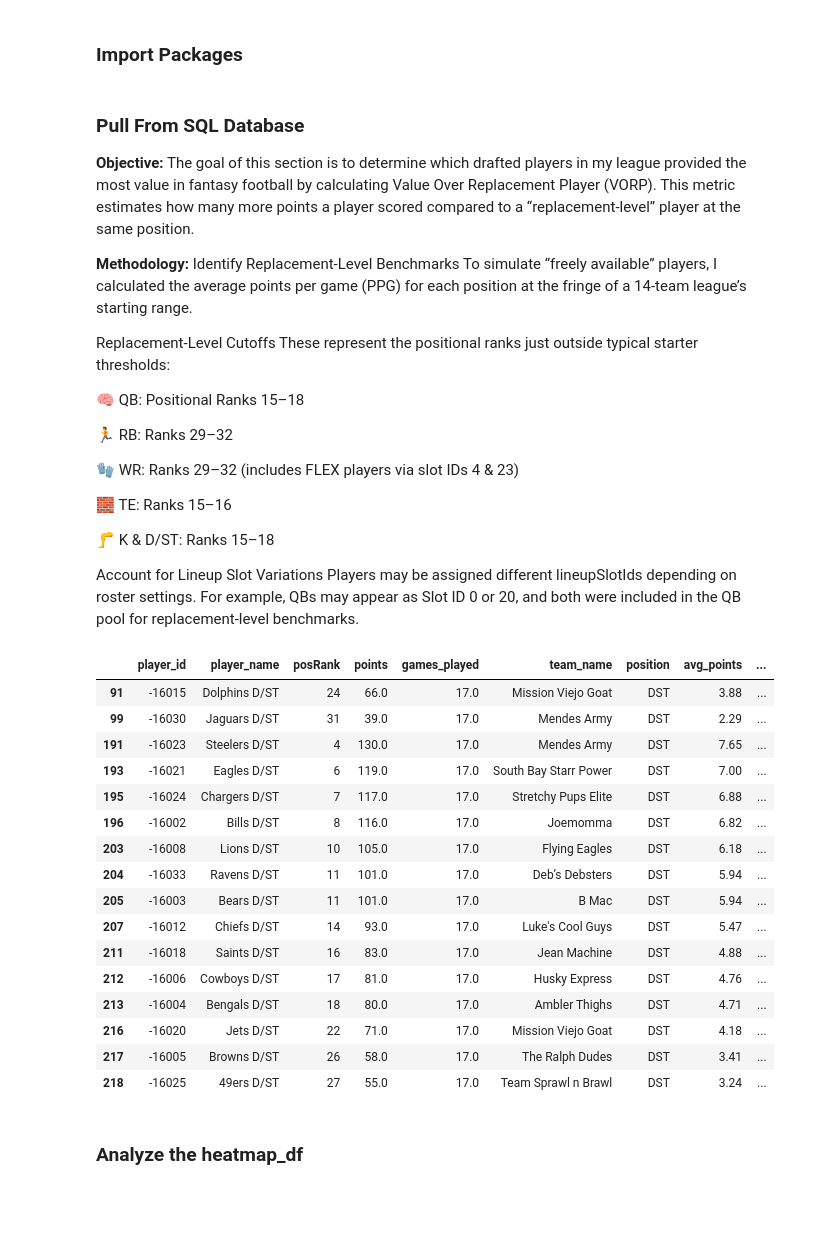
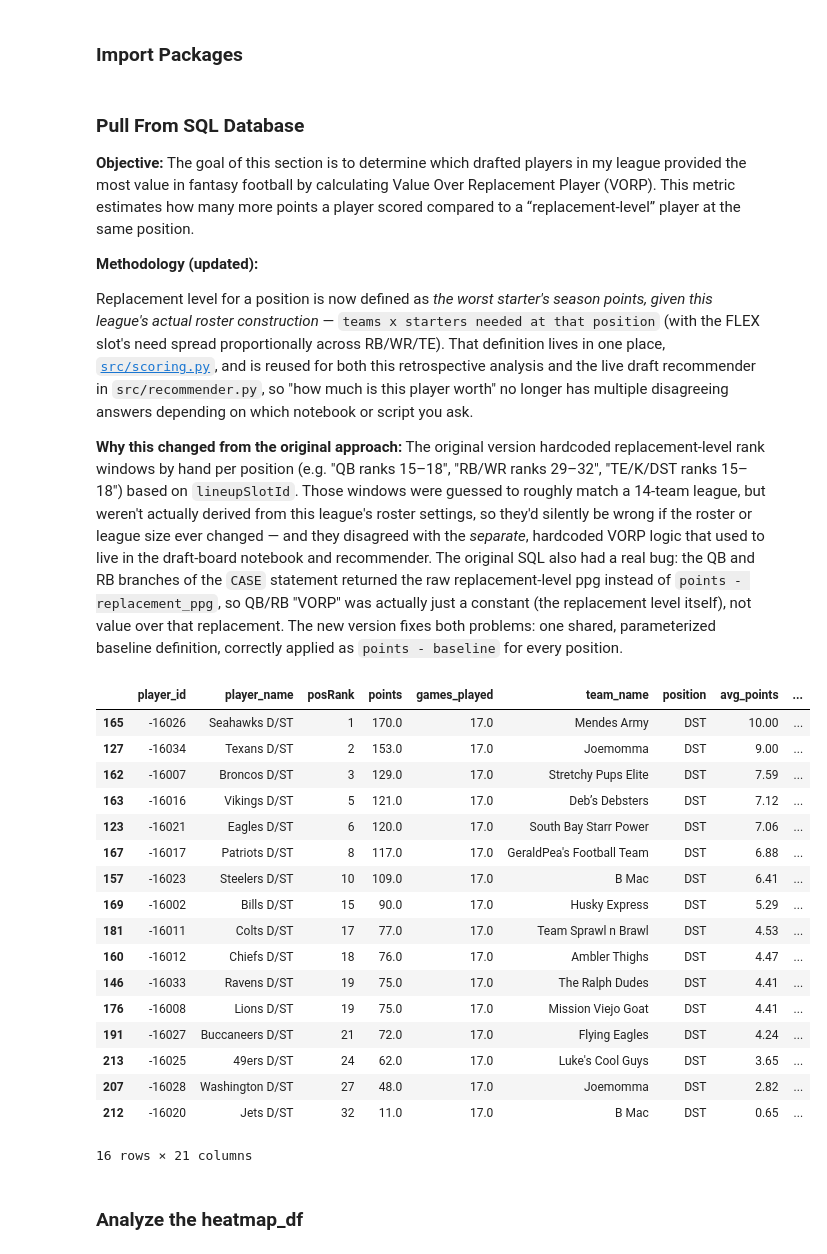
Before and after one commit to justinmck/fantasy-football-draft-toolkit, a Jupyter notebook: notebooks/NB03-analysis.ipynb, the cells around one changed output. Saved outputs shown, nothing was run; the diff lists cells and outputs as text; code cells hidden in the pictures; blank space fills up the shorter version.

```diff
--- a/notebooks/NB03-analysis.ipynb
+++ b/notebooks/NB03-analysis.ipynb
@@ -53,27 +57,12 @@ from sqlalchemy import create_engine
 **Objective:**
 The goal of this section is to determine which drafted players in my league provided the most value in fantasy football by calculating Value Over Replacement Player (VORP). This metric estimates how many more points a player scored compared to a “replacement-level” player at the same position.
 
+**Methodology (updated):**
 
-**Methodology:**
-Identify Replacement-Level Benchmarks
-To simulate “freely available” players, I calculated the average points per game (PPG) for each position at the fringe of a 14-team league’s starting range.
+Replacement level for a position is now defined as *the worst starter's season points, given this league's actual roster construction* — `teams x starters needed at that position` (with the FLEX slot's need spread proportionally across RB/WR/TE). That definition lives in one place, [`src/scoring.py`](../src/scoring.py), and is reused for both this retrospective analysis and the live draft recommender in `src/recommender.py`, so "how much is this player worth" no longer has multiple disagreeing answers depending on which notebook or script you ask.
 
-Replacement-Level Cutoffs
-These represent the positional ranks just outside typical starter thresholds:
-
-🧠 QB: Positional Ranks 15–18
-
-🏃 RB: Ranks 29–32
-
-🧤 WR: Ranks 29–32 (includes FLEX players via slot IDs 4 & 23)
-
-🧱 TE: Ranks 15–16
-
-🦵 K & D/ST: Ranks 15–18
-
-Account for Lineup Slot Variations
-Players may be assigned different lineupSlotIds depending on roster settings.
-For example, QBs may appear as Slot ID 0 or 20, and both were included in the QB pool for replacement-level benchmarks.
+**Why this changed from the original approach:**
+The original version hardcoded replacement-level rank windows by hand per position (e.g. "QB ranks 15–18", "RB/WR ranks 29–32", "TE/K/DST ranks 15–18") based on `lineupSlotId`. Those windows were guessed to roughly match a 14-team league, but weren't actually derived from this league's roster settings, so they'd silently be wrong if the roster or league size ever changed — and they disagreed with the *separate*, hardcoded VORP logic that used to live in the draft-board notebook and recommender. The original SQL also had a real bug: the QB and RB branches of the `CASE` statement returned the raw replacement-level ppg instead of `points - replacement_ppg`, so QB/RB "VORP" was actually just a constant (the replacement level itself), not value over that replacement. The new version fixes both problems: one shared, parameterized baseline definition, correctly applied as `points - baseline` for every position.
 # %%
 engine = create_engine("sqlite:///../data/fantasy_data.db")
 # %%
@@ -166,24 +127,25 @@ def calculate_all_vorp(engine, year):
 # %%
-heatmap_df = calculate_all_vorp(engine, 2024)
+heatmap_df = calculate_all_vorp(engine, CURRENT_SEASON)
 heatmap_df[heatmap_df['position'] == 'DST']
 # %% [output]
 |  | player_id | player_name | posRank | points | games_played | team_name | position | avg_points | ... |
-| 91 | -16015 | Dolphins D/ST | 24 | 66.0 | 17.0 | Mission Viejo Goat | DST | 3.88 | ... |
-| 99 | -16030 | Jaguars D/ST | 31 | 39.0 | 17.0 | Mendes Army | DST | 2.29 | ... |
-| 191 | -16023 | Steelers D/ST | 4 | 130.0 | 17.0 | Mendes Army | DST | 7.65 | ... |
-| 193 | -16021 | Eagles D/ST | 6 | 119.0 | 17.0 | South Bay Starr Power | DST | 7.00 | ... |
-| 195 | -16024 | Chargers D/ST | 7 | 117.0 | 17.0 | Stretchy Pups Elite | DST | 6.88 | ... |
-| 196 | -16002 | Bills D/ST | 8 | 116.0 | 17.0 | Joemomma | DST | 6.82 | ... |
-| 203 | -16008 | Lions D/ST | 10 | 105.0 | 17.0 | Flying Eagles | DST | 6.18 | ... |
-| 204 | -16033 | Ravens D/ST | 11 | 101.0 | 17.0 | Deb’s Debsters | DST | 5.94 | ... |
-| 205 | -16003 | Bears D/ST | 11 | 101.0 | 17.0 | B Mac | DST | 5.94 | ... |
-| 207 | -16012 | Chiefs D/ST | 14 | 93.0 | 17.0 | Luke's Cool Guys | DST | 5.47 | ... |
-| 211 | -16018 | Saints D/ST | 16 | 83.0 | 17.0 | Jean Machine | DST | 4.88 | ... |
-| 212 | -16006 | Cowboys D/ST | 17 | 81.0 | 17.0 | Husky Express | DST | 4.76 | ... |
-| 213 | -16004 | Bengals D/ST | 18 | 80.0 | 17.0 | Ambler Thighs | DST | 4.71 | ... |
-| 216 | -16020 | Jets D/ST | 22 | 71.0 | 17.0 | Mission Viejo Goat | DST | 4.18 | ... |
-| 217 | -16005 | Browns D/ST | 26 | 58.0 | 17.0 | The Ralph Dudes | DST | 3.41 | ... |
-| 218 | -16025 | 49ers D/ST | 27 | 55.0 | 17.0 | Team Sprawl n Brawl | DST | 3.24 | ... |
+| 165 | -16026 | Seahawks D/ST | 1 | 170.0 | 17.0 | Mendes Army | DST | 10.00 | ... |
+| 127 | -16034 | Texans D/ST | 2 | 153.0 | 17.0 | Joemomma | DST | 9.00 | ... |
+| 162 | -16007 | Broncos D/ST | 3 | 129.0 | 17.0 | Stretchy Pups Elite | DST | 7.59 | ... |
+| 163 | -16016 | Vikings D/ST | 5 | 121.0 | 17.0 | Deb’s Debsters | DST | 7.12 | ... |
+| 123 | -16021 | Eagles D/ST | 6 | 120.0 | 17.0 | South Bay Starr Power | DST | 7.06 | ... |
+| 167 | -16017 | Patriots D/ST | 8 | 117.0 | 17.0 | GeraldPea's Football Team | DST | 6.88 | ... |
+| 157 | -16023 | Steelers D/ST | 10 | 109.0 | 17.0 | B Mac | DST | 6.41 | ... |
+| 169 | -16002 | Bills D/ST | 15 | 90.0 | 17.0 | Husky Express | DST | 5.29 | ... |
+| 181 | -16011 | Colts D/ST | 17 | 77.0 | 17.0 | Team Sprawl n Brawl | DST | 4.53 | ... |
+| 160 | -16012 | Chiefs D/ST | 18 | 76.0 | 17.0 | Ambler Thighs | DST | 4.47 | ... |
+| 146 | -16033 | Ravens D/ST | 19 | 75.0 | 17.0 | The Ralph Dudes | DST | 4.41 | ... |
+| 176 | -16008 | Lions D/ST | 19 | 75.0 | 17.0 | Mission Viejo Goat | DST | 4.41 | ... |
+| 191 | -16027 | Buccaneers D/ST | 21 | 72.0 | 17.0 | Flying Eagles | DST | 4.24 | ... |
+| 213 | -16025 | 49ers D/ST | 24 | 62.0 | 17.0 | Luke's Cool Guys | DST | 3.65 | ... |
+| 207 | -16028 | Washington D/ST | 27 | 48.0 | 17.0 | Joemomma | DST | 2.82 | ... |
+| 212 | -16020 | Jets D/ST | 32 | 11.0 | 17.0 | B Mac | DST | 0.65 | ... |
+16 rows × 21 columns
 # %% [markdown]
 ### Analyze the heatmap_df
 # %%
```
Also changed, not shown: parts of 9 cells of this notebook, 51 other files.
